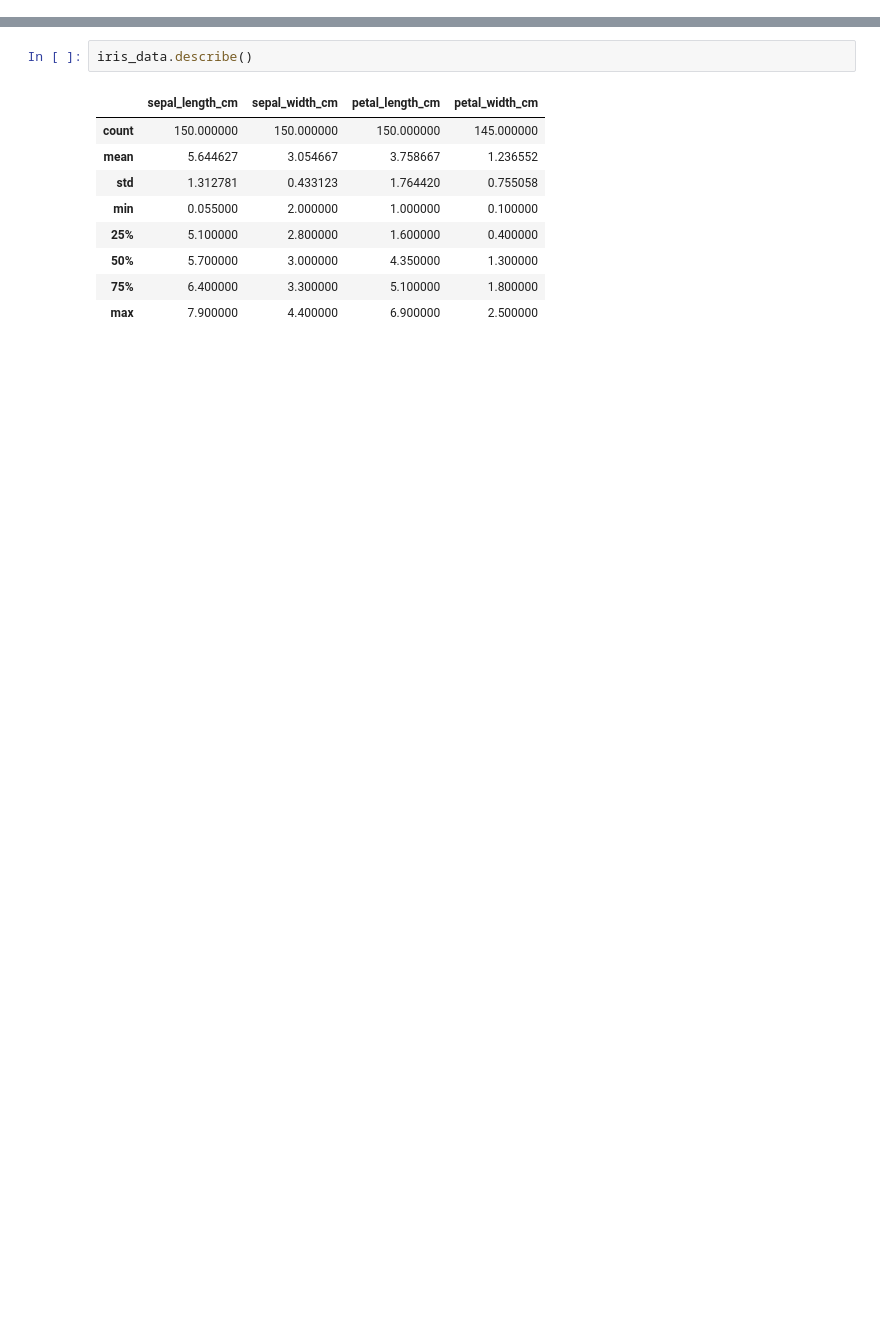
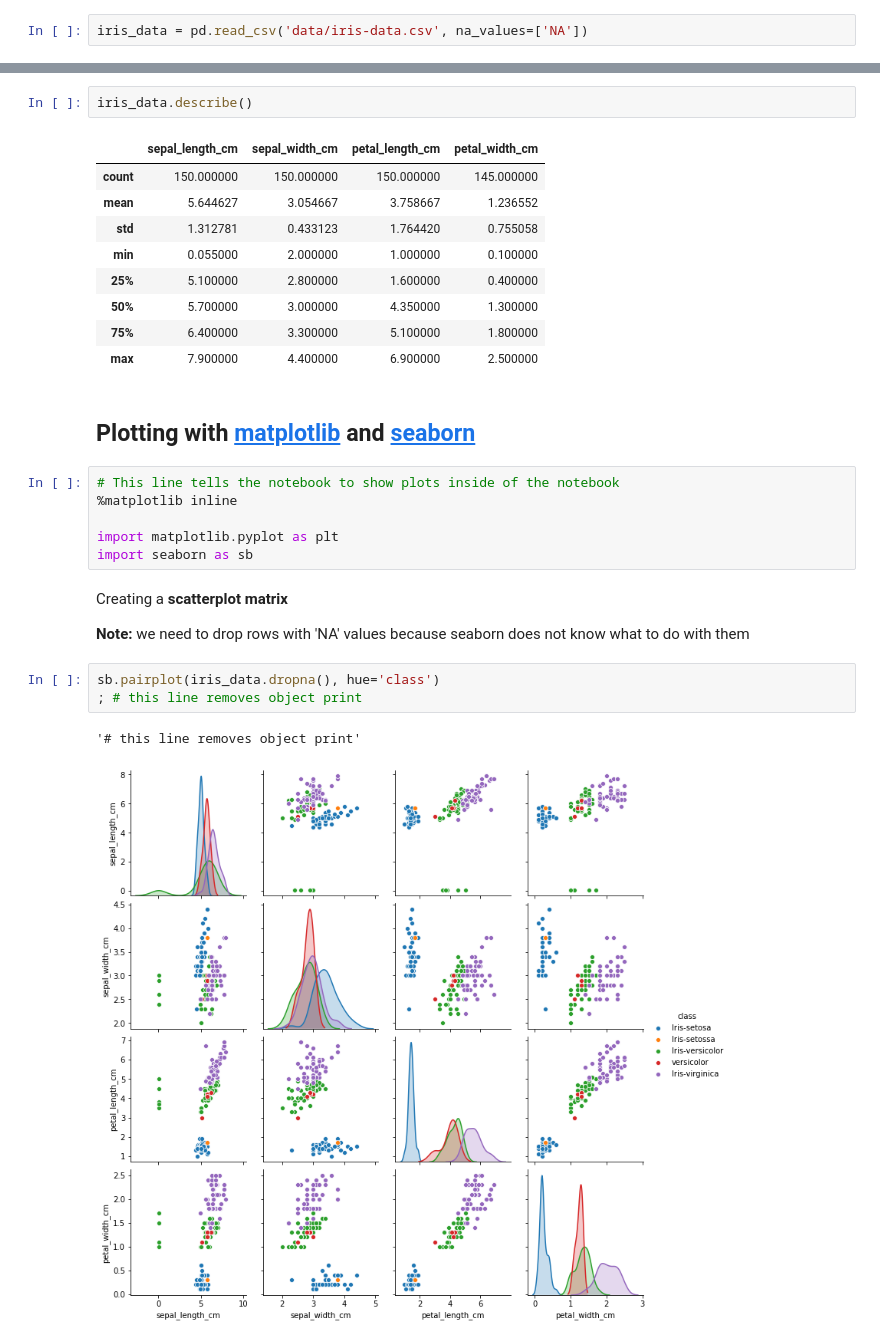
Before and after one commit to diogosmac/covid-forecast-feup-iart, a Jupyter notebook: TP08/test.ipynb, the cells around one changed output, grey strips where cells are left out. Cells and saved outputs as stored; diff of their text form; blank space fills up the shorter version.

```diff
--- a/TP08/test.ipynb
+++ b/TP08/test.ipynb
@@ -16,0 +21,2 @@ iris_data.head()
+# %%
+iris_data = pd.read_csv('data/iris-data.csv', na_values=['NA'])
@@ -26,3 +34,21 @@ iris_data.describe()
 | 50% | 5.700000 | 3.000000 | 4.350000 | 1.300000 |
 | 75% | 6.400000 | 3.300000 | 5.100000 | 1.800000 |
 | max | 7.900000 | 4.400000 | 6.900000 | 2.500000 |
+# %% [markdown]
+## Plotting with [matplotlib](https://matplotlib.org/) and [seaborn](https://seaborn.pydata.org/)
+# %%
+# This line tells the notebook to show plots inside of the notebook
+%matplotlib inline
+
+import matplotlib.pyplot as plt
+import seaborn as sb
+# %% [markdown]
+Creating a **scatterplot matrix**
+
+**Note:** we need to drop rows with 'NA' values because seaborn does not know what to do with them
+# %%
+sb.pairplot(iris_data.dropna(), hue='class')
+; # this line removes object print
+# %% [output]
+'# this line removes object print'
+[figure, added]
```
Also changed, not shown: parts of 29 cells of this notebook.
